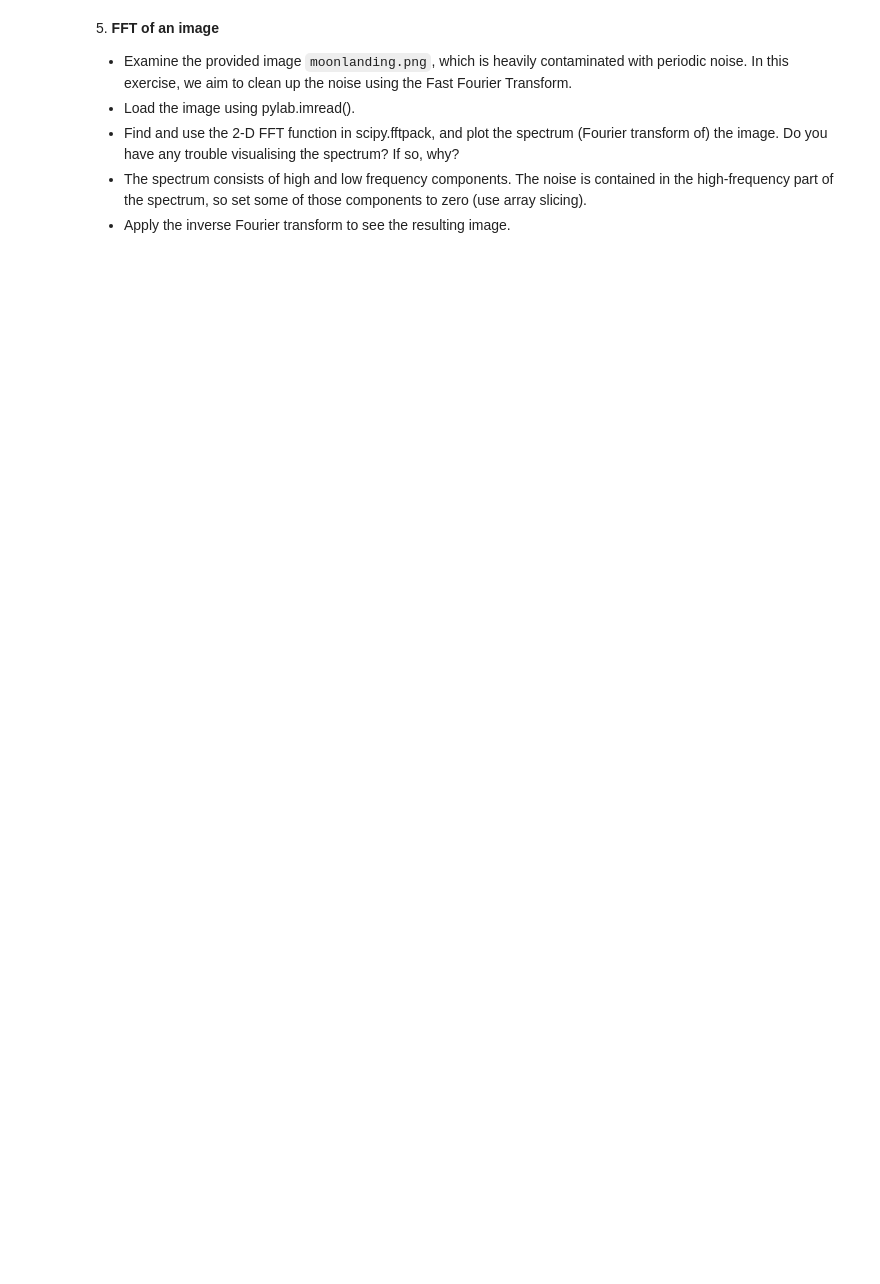
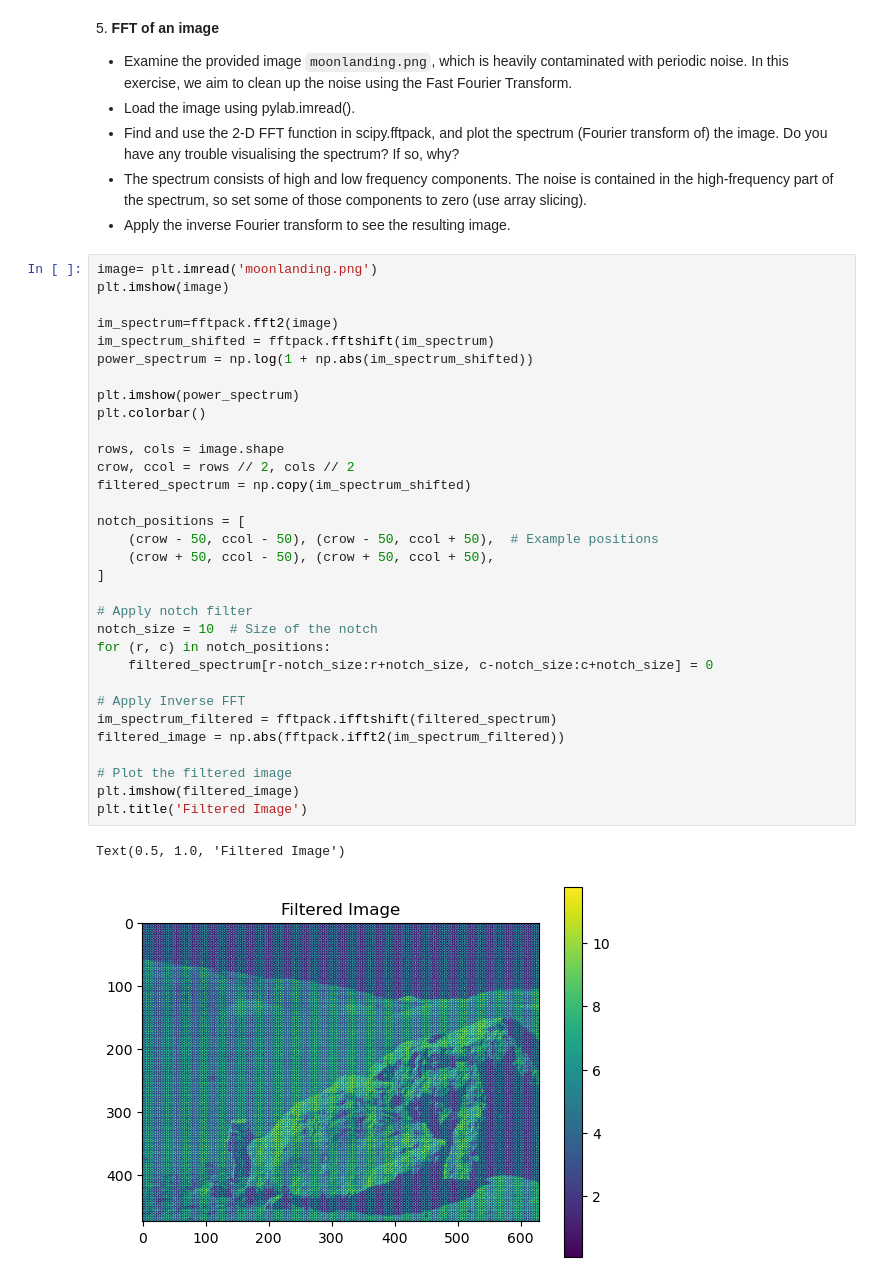
Before and after one commit to angelabortolato/LaboratoryOfComputationalPhysics_A, a Jupyter notebook: 09ex_Algorithms.ipynb, the cells around one changed output. Cells and saved outputs as stored; diff of their text form; blank space fills up the shorter version.

```diff
--- a/09ex_Algorithms.ipynb
+++ b/09ex_Algorithms.ipynb
@@ -199,3 +237,38 @@ Performe a periodicity analysis on the lynxs-hares population
 * Find and use the 2-D FFT function in scipy.fftpack, and plot the spectrum (Fourier transform of) the image. Do you have any trouble visualising the spectrum? If so, why?
 * The spectrum consists of high and low frequency components. The noise is contained in the high-frequency part of the spectrum, so set some of those components to zero (use array slicing).
 * Apply the inverse Fourier transform to see the resulting image.
+# %%
+image= plt.imread('moonlanding.png')
+plt.imshow(image)
+
+im_spectrum=fftpack.fft2(image)
+im_spectrum_shifted = fftpack.fftshift(im_spectrum)
+power_spectrum = np.log(1 + np.abs(im_spectrum_shifted))
+
+plt.imshow(power_spectrum)
+plt.colorbar()
+
+rows, cols = image.shape
+crow, ccol = rows // 2, cols // 2
+filtered_spectrum = np.copy(im_spectrum_shifted)
+
+notch_positions = [
+    (crow - 50, ccol - 50), (crow - 50, ccol + 50),  # Example positions
+    (crow + 50, ccol - 50), (crow + 50, ccol + 50),
+]
+
+# Apply notch filter
+notch_size = 10  # Size of the notch
+for (r, c) in notch_positions:
+    filtered_spectrum[r-notch_size:r+notch_size, c-notch_size:c+notch_size] = 0
+
+# Apply Inverse FFT
+im_spectrum_filtered = fftpack.ifftshift(filtered_spectrum)
+filtered_image = np.abs(fftpack.ifft2(im_spectrum_filtered))
+
+# Plot the filtered image
+plt.imshow(filtered_image)
+plt.title('Filtered Image')
+# %% [output]
+Text(0.5, 1.0, 'Filtered Image')
+[figure, added]
```
Also changed, not shown: parts of 3 cells of this notebook, 3 other files.
